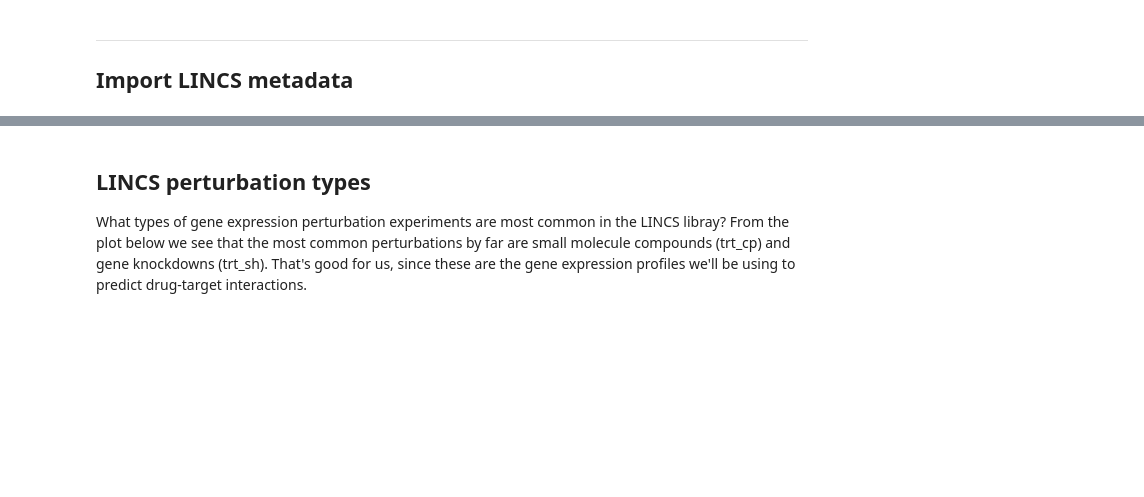
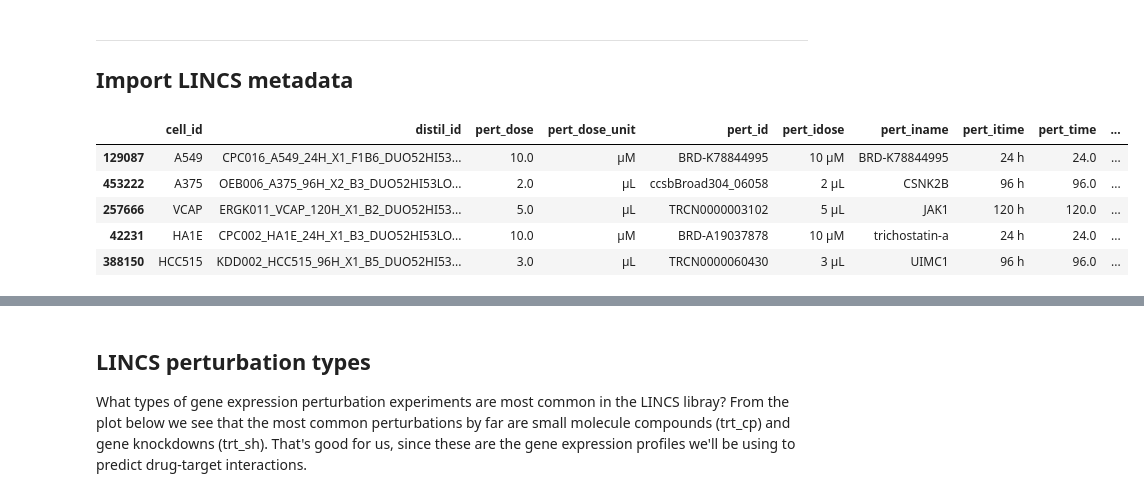
Before and after one commit to npabon/LINCS_target_prediction, a Jupyter notebook: LINCS_data_exploration.ipynb, the cells around one changed output, grey strips where cells are left out. Cells and saved outputs as stored; diff of their text form; code cells hidden in the pictures; blank space fills up the shorter version.

```diff
--- a/LINCS_data_exploration.ipynb
+++ b/LINCS_data_exploration.ipynb
@@ -94,3 +149,12 @@ sig_metrics_2 = pd.read_csv('data/GSE70138_Broad_LINCS_sig_metrics_2017-03-06.tx
 pert_info = pd.concat([pert_info_1, pert_info_2], ignore_index=True)
 sig_info = pd.concat([sig_info_1, sig_info_2], ignore_index=True)
 sig_metrics = pd.concat([sig_metrics_1, sig_metrics_2], ignore_index=True)
+# %%
+sig_info.sample(5)
+# %% [output]
+|  | cell_id | distil_id | pert_dose | pert_dose_unit | pert_id | pert_idose | pert_iname | pert_itime | pert_time | ... |
+| 129087 | A549 | CPC016_A549_24H_X1_F1B6_DUO52HI53... | 10.0 | µM | BRD-K78844995 | 10 µM | BRD-K78844995 | 24 h | 24.0 | ... |
+| 453222 | A375 | OEB006_A375_96H_X2_B3_DUO52HI53LO... | 2.0 | µL | ccsbBroad304_06058 | 2 µL | CSNK2B | 96 h | 96.0 | ... |
+| 257666 | VCAP | ERGK011_VCAP_120H_X1_B2_DUO52HI53... | 5.0 | µL | TRCN0000003102 | 5 µL | JAK1 | 120 h | 120.0 | ... |
+| 42231 | HA1E | CPC002_HA1E_24H_X1_B3_DUO52HI53LO... | 10.0 | µM | BRD-A19037878 | 10 µM | trichostatin-a | 24 h | 24.0 | ... |
+| 388150 | HCC515 | KDD002_HCC515_96H_X1_B5_DUO52HI53... | 3.0 | µL | TRCN0000060430 | 3 µL | UIMC1 | 96 h | 96.0 | ... |
```
Also changed, not shown: parts of 11 cells of this notebook.
